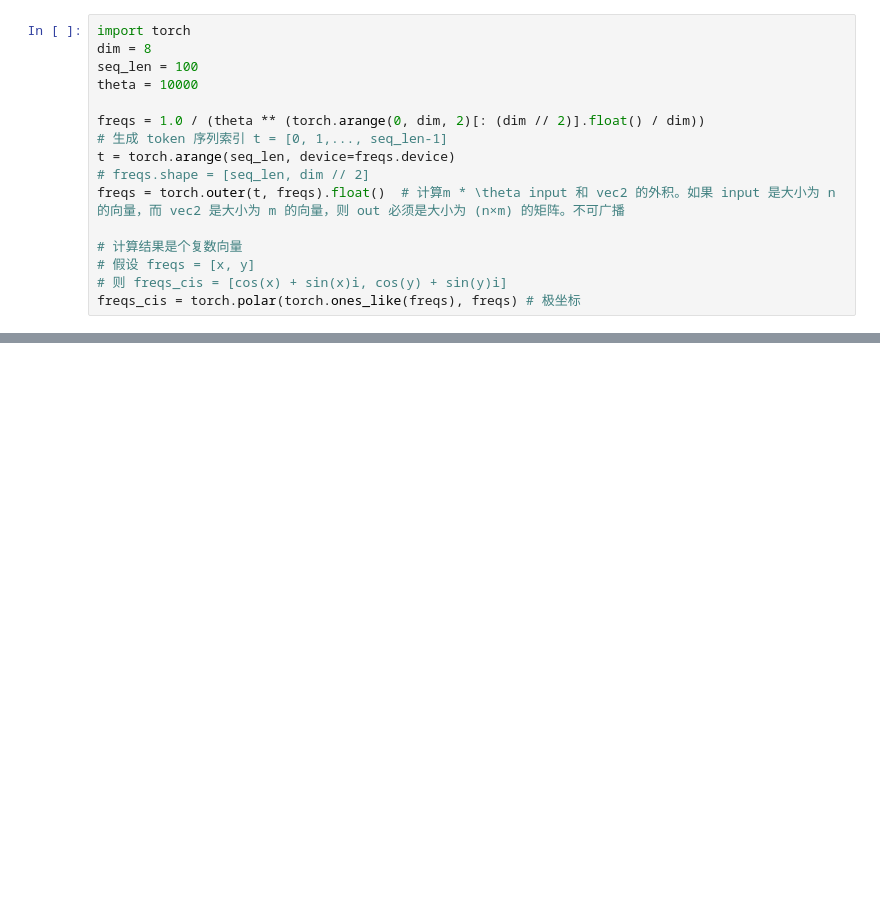
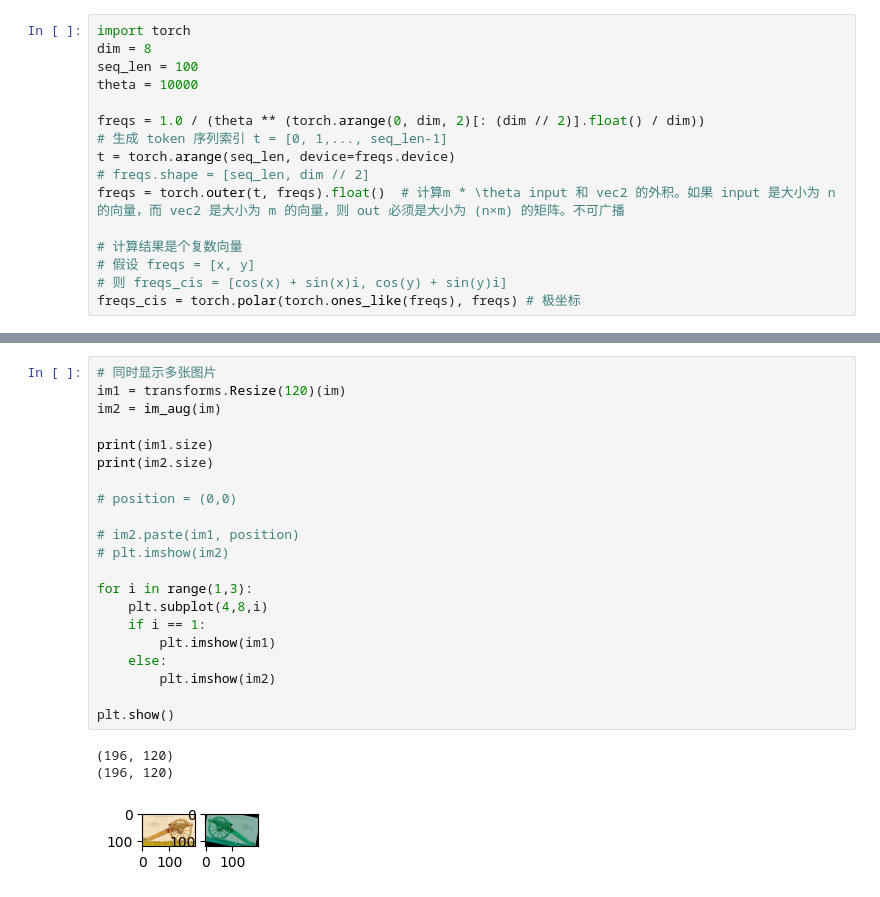
Before and after one commit to Cesilina/TryAndLearn, a Jupyter notebook: try.ipynb, the cells around one changed output, grey strips where cells are left out. Drawn from its saved outputs; the diff is of its cells as text; blank space fills up the shorter version.

```diff
--- a/try.ipynb
+++ b/try.ipynb
@@ -131,0 +104,25 @@ tensor([[[0.5971,   -inf,   -inf,  ...,   -inf,   -inf,   -inf],
+# %%
+# 同时显示多张图片
+im1 = transforms.Resize(120)(im)
+im2 = im_aug(im)
+
+print(im1.size)
+print(im2.size)
+
+# position = (0,0)
+
+# im2.paste(im1, position)
+# plt.imshow(im2)
+
+for i in range(1,3):
+    plt.subplot(4,8,i)
+    if i == 1:
+        plt.imshow(im1)
+    else:
+        plt.imshow(im2)
+
+plt.show()
+# %% [output]
+(196, 120)
+(196, 120)
+[figure, added]
```
Also changed, not shown: parts of 9 cells of this notebook, 7 other files.
